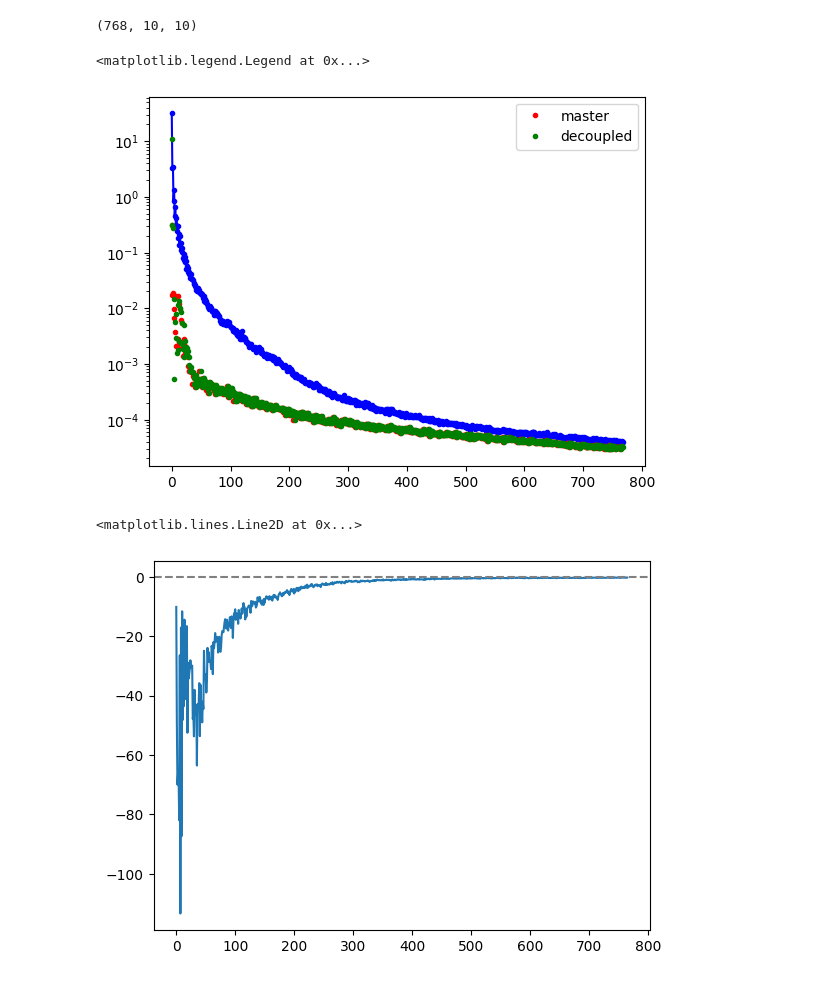
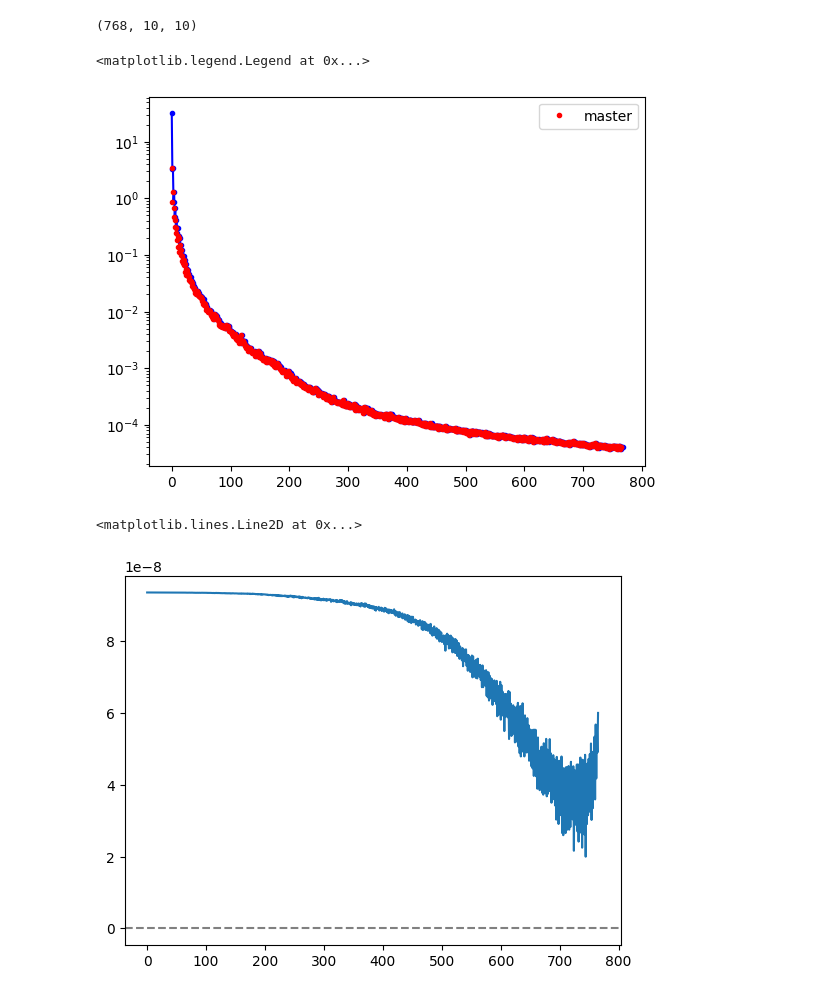
Before and after one commit to urwa99/MASS_Thesis, a Jupyter notebook: HI/decoupling.ipynb, the cells around one changed output. Cells and saved outputs as stored; diff of their text form; code cells hidden in the pictures.

```diff
--- a/HI/decoupling.ipynb
+++ b/HI/decoupling.ipynb
@@ -161,7 +161,7 @@ print(mask.shape)
 # %%
 less_smoothed=np.load("smoothed_maps_1_smallbeam.npy") #beam fwhm decreased by  a factor of 100
 # %%
-master= compute_master(less_smoothed[:10], mask, False, nside, lmax, 10)
+master= compute_master(less_smoothed[:10], fakemask, False, nside, lmax, 10)
 # %% [output]
 Decoupling map 0
 Decoupling map 1
@@ -193,16 +184,16 @@ print(master.shape)
 # %%
 lesssmooth_cl= hp.anafast(less_smoothed[0,:], lmax=lmax)
 plt.plot(lesssmooth_cl, 'b.-')
 plt.plot(master[:,0,0], 'r.', label="master")
-plt.plot(cl_dec[:,0,0],'g.', label="decoupled")
+# plt.plot(cl_dec[:,0,0],'g.', label="decoupled")
 plt.yscale("log")
 plt.legend()
 # %% [output]
 <matplotlib.legend.Legend at 0x...>
-[figure, old version]
+[figure, new version]
 # %%
 plt.plot((-lesssmooth_cl[2:]+master[:,0,0])/master[:,0,0])
 plt.axhline(0, linestyle="--", color="gray")
 # %% [output]
 <matplotlib.lines.Line2D at 0x...>
-[figure, old version]
+[figure, new version]
```
Also changed, not shown: parts of 1 cell of this notebook.
